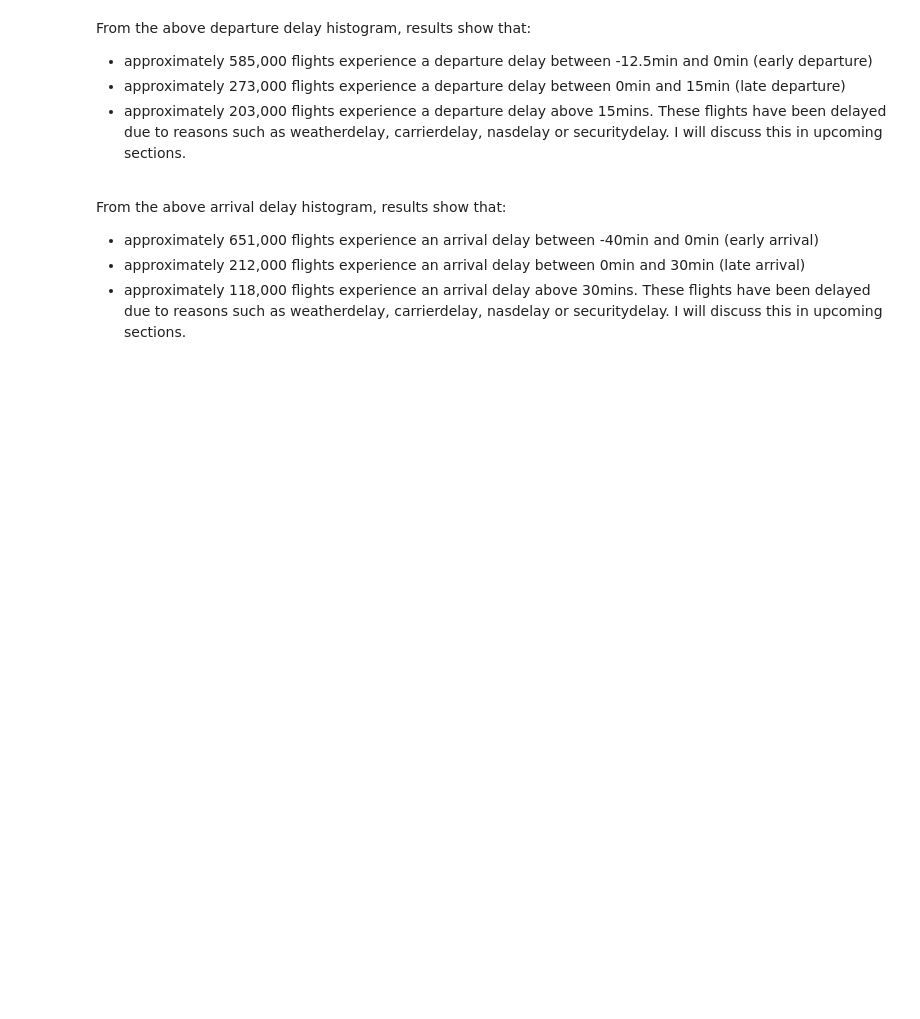
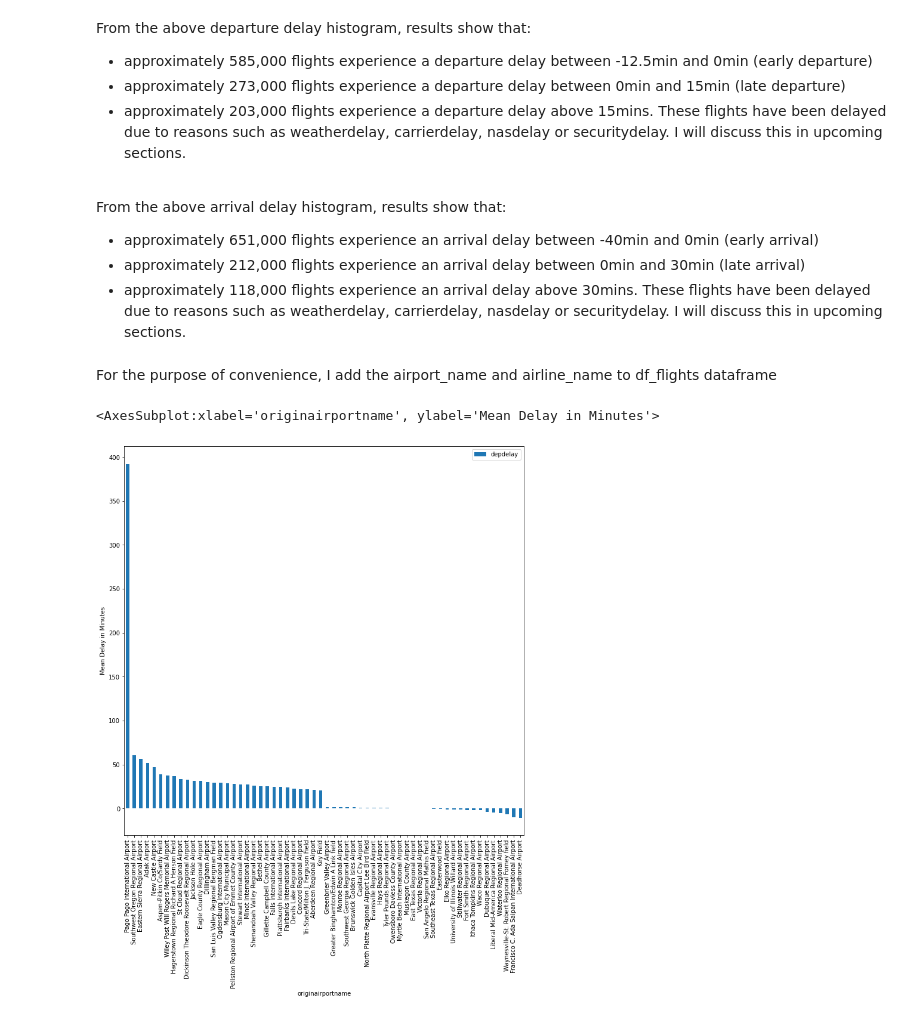
Before and after one commit to Ramachandranmu/Flight_Data, a Jupyter notebook: Flight_Data_Analysis.ipynb, the cells around one changed output. Cells and saved outputs as stored; diff of their text form; code cells hidden in the pictures; blank space fills up the shorter version.

```diff
--- a/Flight_Data_Analysis.ipynb
+++ b/Flight_Data_Analysis.ipynb
@@ -378,3 +383,28 @@ From the above departure delay histogram, results show that:
 * approximately 118,000 flights experience an arrival delay above 30mins. These flights have been delayed due to reasons such as weatherdelay, carrierdelay, nasdelay or securitydelay. I will discuss this in upcoming sections.
 # %%
 #df_flights_copy[(df_flights_copy['depdelay']>=0) & (df_flights_copy['depdelay']<15)]
+# %% [markdown]
+For the purpose of convenience, I add the airport_name and airline_name to df_flights dataframe
+# %%
+def set_airport_name(row):
+    if row['origin'] in airports.keys():
+        return airports[row['origin']]['name']
+
+def set_airline_name(row):
+    if row['reporting_airline'] in airlines_names_dict.keys():
+        return airlines_names_dict[row['reporting_airline']]
+
+df_flights['originairportname'] = df_flights.apply(lambda row: set_airport_name(row), axis=1)
+df_flights['airlinename'] = df_flights.apply(lambda row: set_airline_name(row), axis=1)
+# %%
+departure_airport_group = df_flights.groupby(df_flights.originairportname)
+
+mean_departure_delays = pd.DataFrame(departure_airport_group['depdelay'].mean()).sort_values('depdelay', ascending=False)
+large_delay_df = mean_departure_delays[0:30].copy()
+small_delay_df = mean_departure_delays[-30:].copy()
+frames = [large_delay_df, small_delay_df]
+mean_depdelay = pd.concat(frames)
+mean_depdelay.plot(kind = "bar", figsize=(12,12), ylabel="Mean Delay in Minutes")
+# %% [output]
+<AxesSubplot:xlabel='originairportname', ylabel='Mean Delay in Minutes'>
+[figure, added]
```
Also changed, not shown: parts of 9 cells of this notebook.
